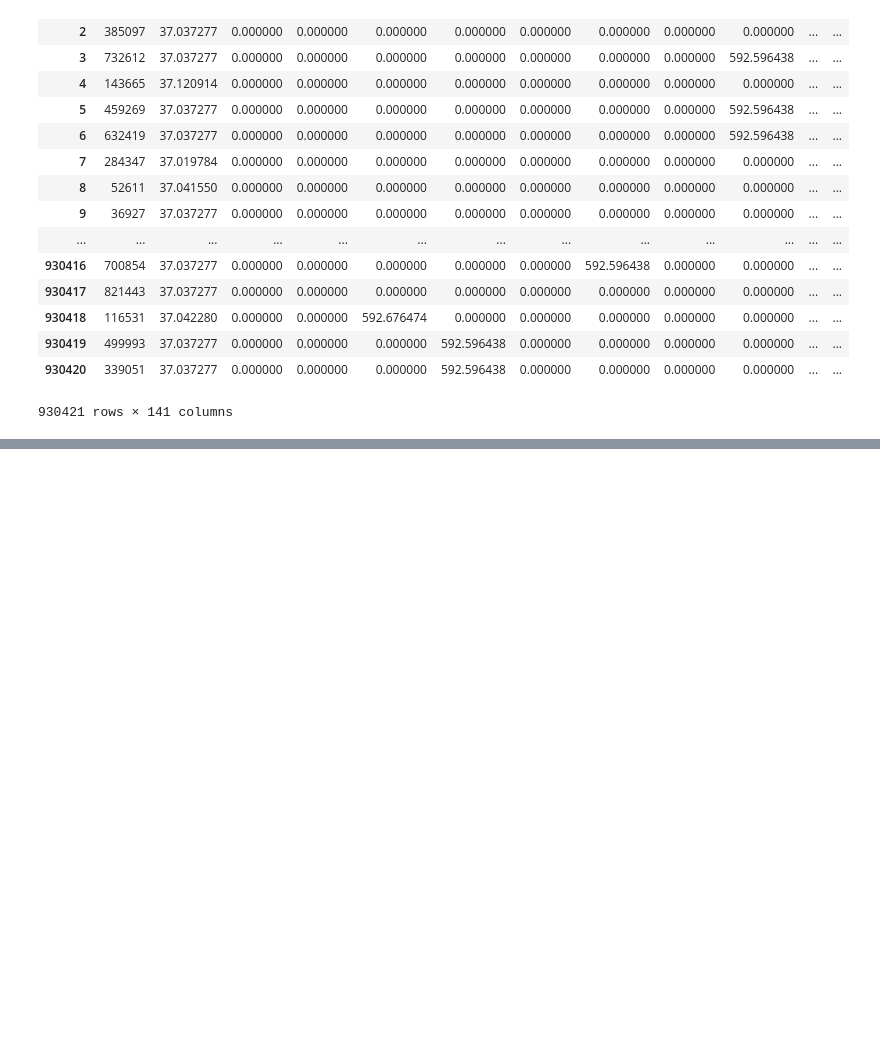
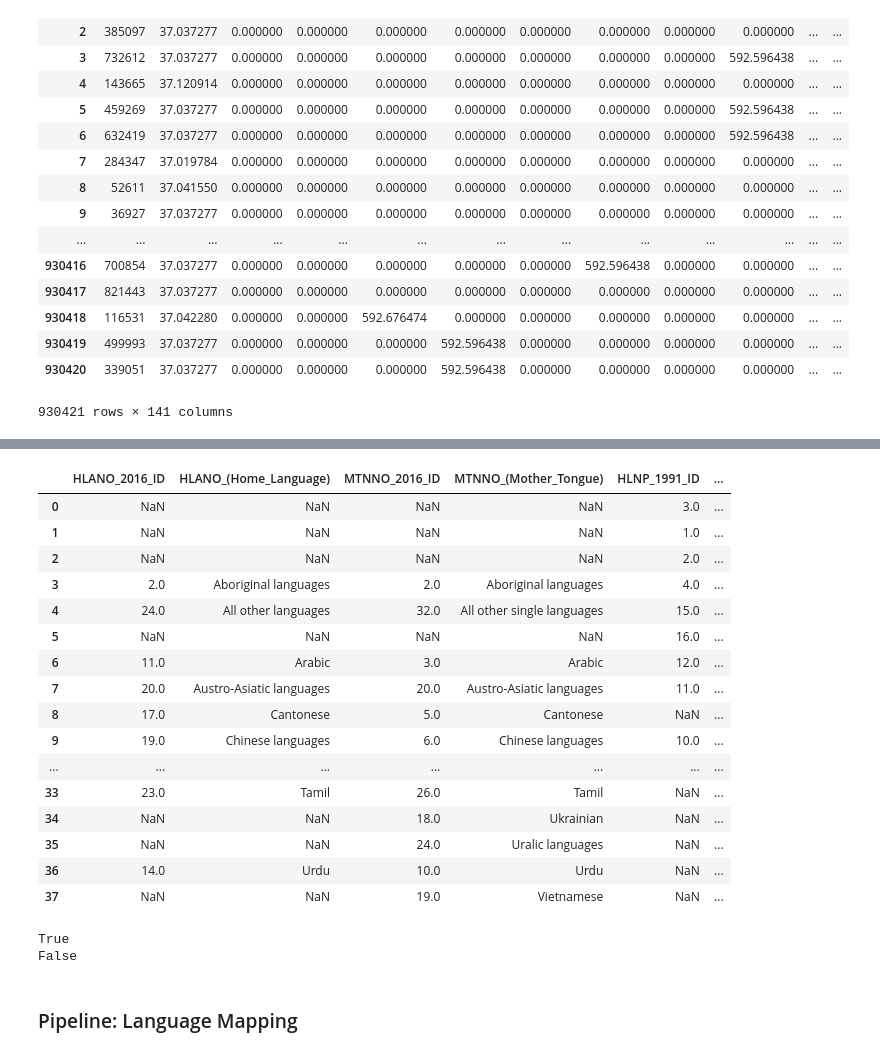
Before and after one commit to Kiefer-Co/4710-L-Plus, a Jupyter notebook: notebooks/Feature_Improvement.ipynb, the cells around one changed output, grey strips where cells are left out. Saved outputs shown, nothing was run; the diff lists cells and outputs as text; code cells hidden in the pictures; blank space fills up the shorter version.

Commit message:
Add language mapping dictionary

```diff
--- a/notebooks/Feature_Improvement.ipynb
+++ b/notebooks/Feature_Improvement.ipynb
@@ -240,0 +253,32 @@ VALUE
+# %%
+language_mappings = pd.read_csv('Language_Mappings.csv')
+
+language_mappings
+# %% [output]
+|  | HLANO_2016_ID | HLANO_(Home_Language) | MTNNO_2016_ID | MTNNO_(Mother_Tongue) | HLNP_1991_ID | ... |
+| 0 | NaN | NaN | NaN | NaN | 3.0 | ... |
+| 1 | NaN | NaN | NaN | NaN | 1.0 | ... |
+| 2 | NaN | NaN | NaN | NaN | 2.0 | ... |
+| 3 | 2.0 | Aboriginal languages | 2.0 | Aboriginal languages | 4.0 | ... |
+| 4 | 24.0 | All other languages | 32.0 | All other single languages | 15.0 | ... |
+| 5 | NaN | NaN | NaN | NaN | 16.0 | ... |
+| 6 | 11.0 | Arabic | 3.0 | Arabic | 12.0 | ... |
+| 7 | 20.0 | Austro-Asiatic languages | 20.0 | Austro-Asiatic languages | 11.0 | ... |
+| 8 | 17.0 | Cantonese | 5.0 | Cantonese | NaN | ... |
+| 9 | 19.0 | Chinese languages | 6.0 | Chinese languages | 10.0 | ... |
+| ... | ... | ... | ... | ... | ... | ... |
+| 33 | 23.0 | Tamil | 26.0 | Tamil | NaN | ... |
+| 34 | NaN | NaN | 18.0 | Ukrainian | NaN | ... |
+| 35 | NaN | NaN | 24.0 | Uralic languages | NaN | ... |
+| 36 | 14.0 | Urdu | 10.0 | Urdu | NaN | ... |
+| 37 | NaN | NaN | 19.0 | Vietnamese | NaN | ... |
+# %%
+from math import isnan
+
+print(isnan(language_mappings['HLANO_2016_ID'][0]))
+print(isnan(language_mappings['HLANO_2016_ID'][3]))
+# %% [output]
+True
+False
+# %% [markdown]
+### Pipeline: Language Mapping
```
Also changed, not shown: parts of 5 cells of this notebook, 3 other files.
